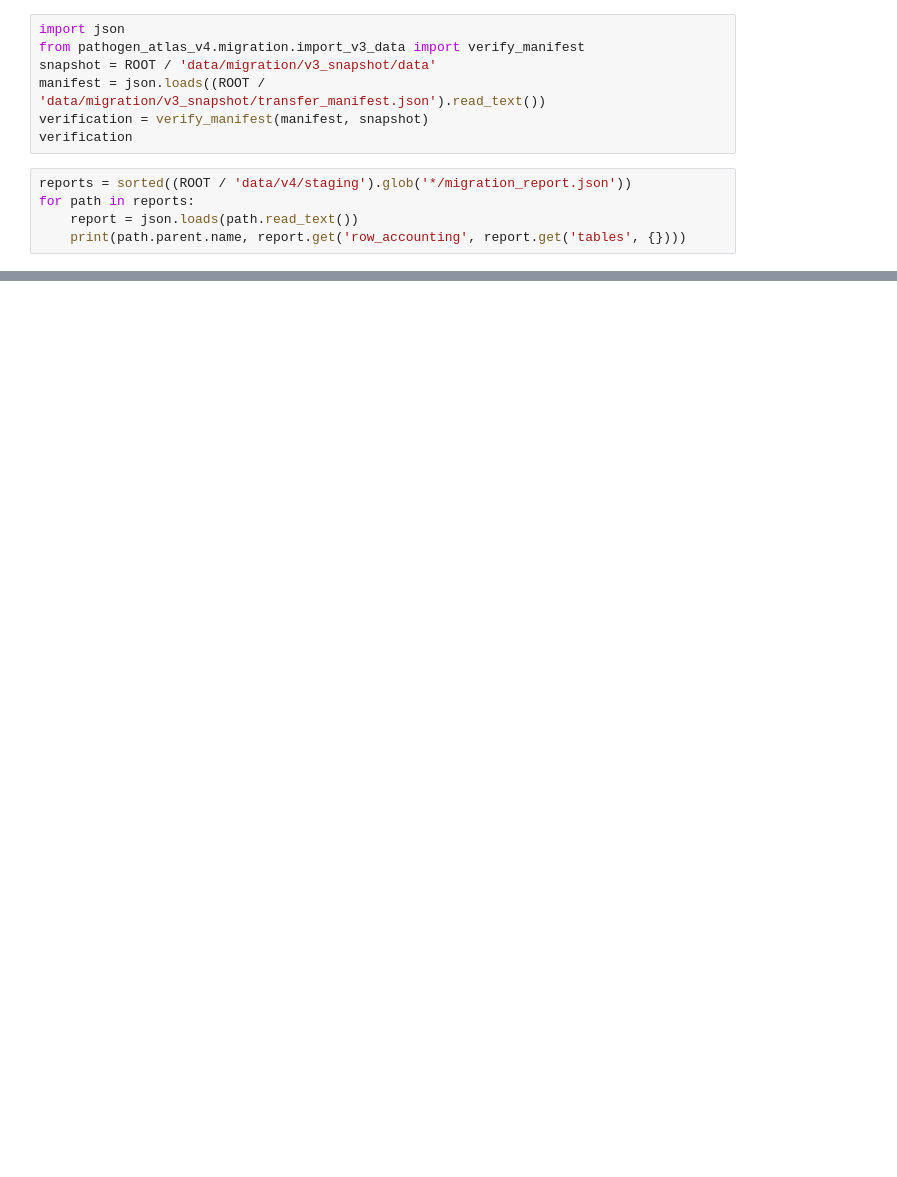
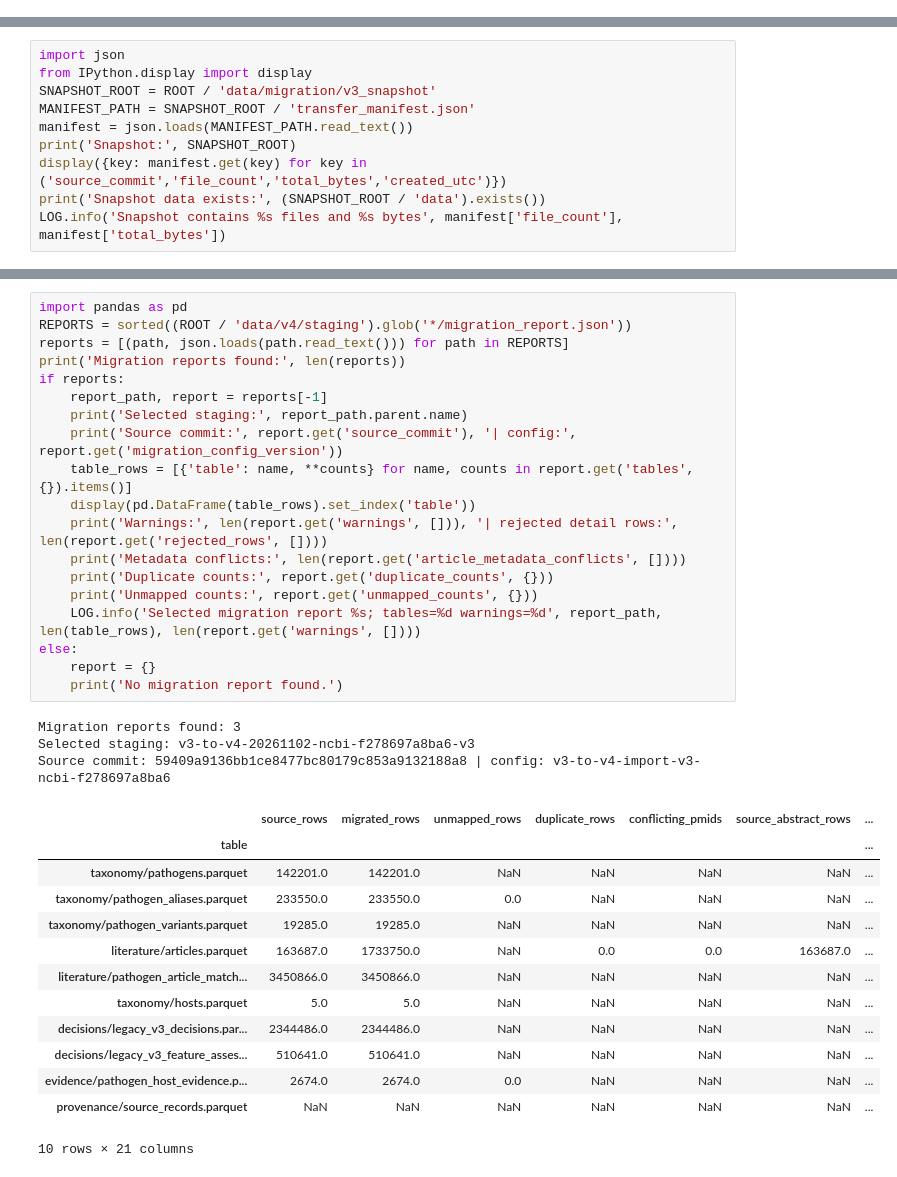
Before and after one commit to fabriziocosta/pathogen-atlas-v4, a Jupyter notebook: notebooks/05_migration_audit.ipynb, the cells around one changed output, grey strips where cells are left out. Saved outputs shown, nothing was run; the diff lists cells and outputs as text; blank space fills up the shorter version.

```diff
--- a/notebooks/05_migration_audit.ipynb
+++ b/notebooks/05_migration_audit.ipynb
@@ -15,12 +21,0 @@ print(ROOT)
-# %%
-import json
-from pathogen_atlas_v4.migration.import_v3_data import verify_manifest
-snapshot = ROOT / 'data/migration/v3_snapshot/data'
-manifest = json.loads((ROOT / 'data/migration/v3_snapshot/transfer_manifest.json').read_text())
-verification = verify_manifest(manifest, snapshot)
-verification
-# %%
-reports = sorted((ROOT / 'data/v4/staging').glob('*/migration_report.json'))
-for path in reports:
-    report = json.loads(path.read_text())
-    print(path.parent.name, report.get('row_accounting', report.get('tables', {})))
@@ -28,0 +24,10 @@ Check checksum validity, foreign keys, stable pathogen IDs, legacy provenance, a
+# %%
+import json
+from IPython.display import display
+SNAPSHOT_ROOT = ROOT / 'data/migration/v3_snapshot'
+MANIFEST_PATH = SNAPSHOT_ROOT / 'transfer_manifest.json'
+manifest = json.loads(MANIFEST_PATH.read_text())
+print('Snapshot:', SNAPSHOT_ROOT)
+display({key: manifest.get(key) for key in ('source_commit','file_count','total_bytes','created_utc')})
+print('Snapshot data exists:', (SNAPSHOT_ROOT / 'data').exists())
+LOG.info('Snapshot contains %s files and %s bytes', manifest['file_count'], manifest['total_bytes'])
@@ -28,0 +61,36 @@ Check checksum validity, foreign keys, stable pathogen IDs, legacy provenance, a
+# %%
+import pandas as pd
+REPORTS = sorted((ROOT / 'data/v4/staging').glob('*/migration_report.json'))
+reports = [(path, json.loads(path.read_text())) for path in REPORTS]
+print('Migration reports found:', len(reports))
+if reports:
+    report_path, report = reports[-1]
+    print('Selected staging:', report_path.parent.name)
+    print('Source commit:', report.get('source_commit'), '| config:', report.get('migration_config_version'))
+    table_rows = [{'table': name, **counts} for name, counts in report.get('tables', {}).items()]
+    display(pd.DataFrame(table_rows).set_index('table'))
+    print('Warnings:', len(report.get('warnings', [])), '| rejected detail rows:', len(report.get('rejected_rows', [])))
+    print('Metadata conflicts:', len(report.get('article_metadata_conflicts', [])))
+    print('Duplicate counts:', report.get('duplicate_counts', {}))
+    print('Unmapped counts:', report.get('unmapped_counts', {}))
+    LOG.info('Selected migration report %s; tables=%d warnings=%d', report_path, len(table_rows), len(report.get('warnings', [])))
+else:
+    report = {}
+    print('No migration report found.')
+# %% [output]
+Migration reports found: 3
+Selected staging: v3-to-v4-20261102-ncbi-f278697a8ba6-v3
+Source commit: 59409a9136bb1ce8477bc80179c853a9132188a8 | config: v3-to-v4-import-v3-ncbi-f278697a8ba6
+|  | source_rows | migrated_rows | unmapped_rows | duplicate_rows | conflicting_pmids | source_abstract_rows | ... |
+| table |  |  |  |  |  |  | ... |
+| taxonomy/pathogens.parquet | 142201.0 | 142201.0 | NaN | NaN | NaN | NaN | ... |
+| taxonomy/pathogen_aliases.parquet | 233550.0 | 233550.0 | 0.0 | NaN | NaN | NaN | ... |
+| taxonomy/pathogen_variants.parquet | 19285.0 | 19285.0 | NaN | NaN | NaN | NaN | ... |
+| literature/articles.parquet | 163687.0 | 1733750.0 | NaN | 0.0 | 0.0 | 163687.0 | ... |
+| literature/pathogen_article_match... | 3450866.0 | 3450866.0 | NaN | NaN | NaN | NaN | ... |
+| taxonomy/hosts.parquet | 5.0 | 5.0 | NaN | NaN | NaN | NaN | ... |
+| decisions/legacy_v3_decisions.par... | 2344486.0 | 2344486.0 | NaN | NaN | NaN | NaN | ... |
+| decisions/legacy_v3_feature_asses... | 510641.0 | 510641.0 | NaN | NaN | NaN | NaN | ... |
+| evidence/pathogen_host_evidence.p... | 2674.0 | 2674.0 | 0.0 | NaN | NaN | NaN | ... |
+| provenance/source_records.parquet | NaN | NaN | NaN | NaN | NaN | NaN | ... |
+10 rows × 21 columns
```
Also changed, not shown: parts of 14 cells of this notebook, 12 other files.
